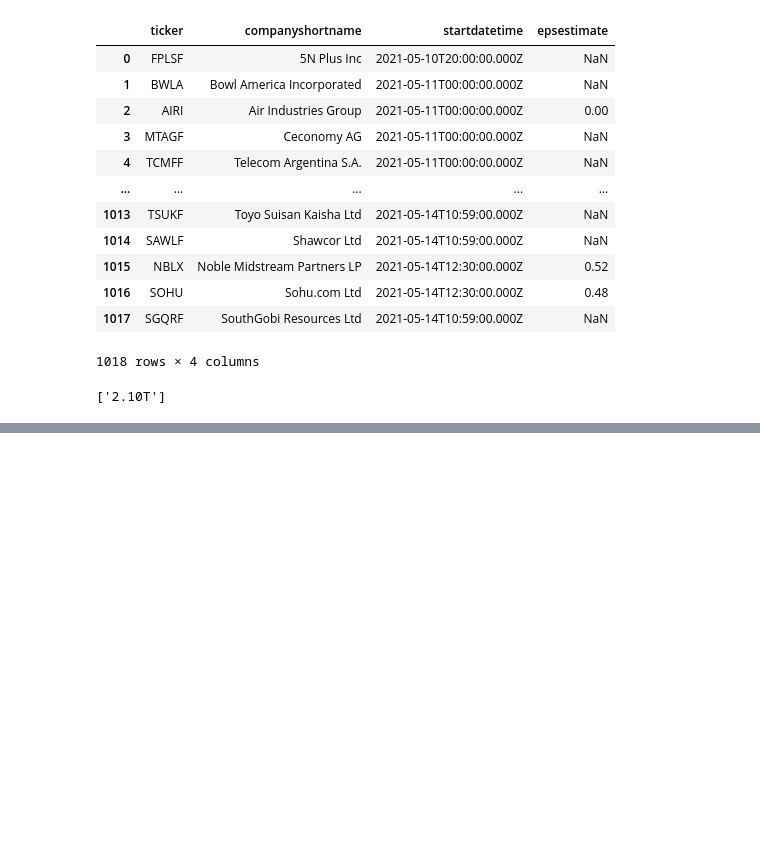
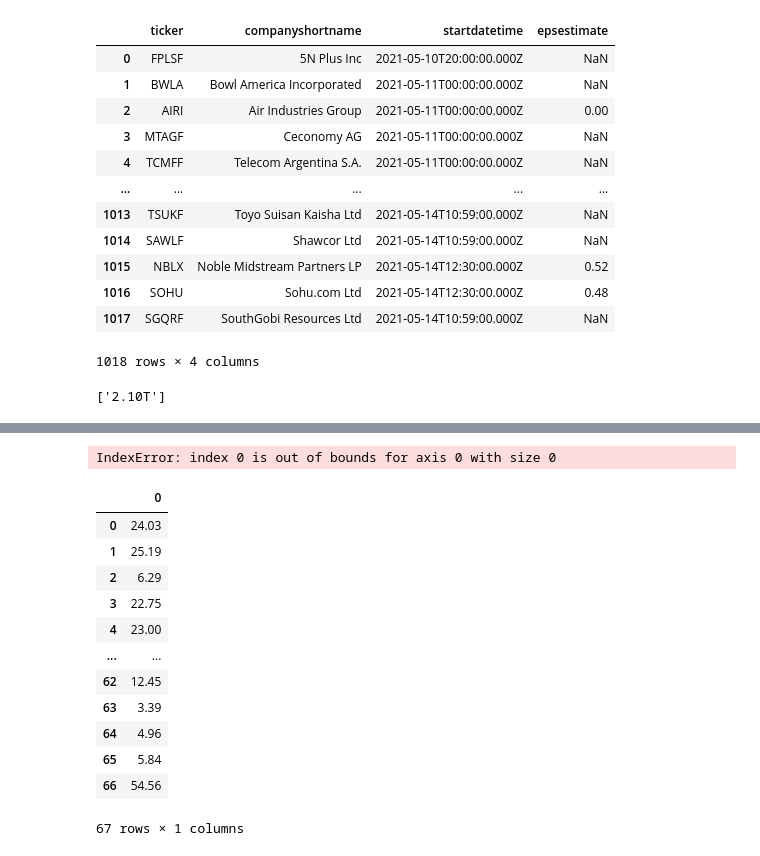
Before and after one commit to ryanhhogan3/financialintel, a Jupyter notebook: FinancialIntelemail.ipynb, the cells around one changed output, grey strips where cells are left out. Drawn from its saved outputs; the diff is of its cells as text; code cells hidden in the pictures; blank space fills up the shorter version.

```diff
--- a/FinancialIntelemail.ipynb
+++ b/FinancialIntelemail.ipynb
@@ -248,0 +243,34 @@ AttributeError: '3.00B' is not a valid function for 'Series' object
+# %%
+tickerdf = Earningsdf['ticker']
+mktcaplist = []
+pricelist = []
+def gets_marketCap(tickerdf):
+    for ticker in tickerdf:
+        stocks = yf.Ticker(ticker)
+        marketcap = stocks.info['marketCap']
+        price = stocks.info['previousClose']
+        mktcaplist.append(marketcap)
+        pricelist.append(price)
+    return marketcap
+
+gets_marketCap(tickerdf)
+# %% [output]
+IndexError: index 0 is out of bounds for axis 0 with size 0
+# %%
+mktcaps = pd.DataFrame(mktcaplist)
+prices = pd.DataFrame(pricelist)
+prices
+# %% [output]
+|  | 0 |
+| 0 | 24.03 |
+| 1 | 25.19 |
+| 2 | 6.29 |
+| 3 | 22.75 |
+| 4 | 23.00 |
+| ... | ... |
+| 62 | 12.45 |
+| 63 | 3.39 |
+| 64 | 4.96 |
+| 65 | 5.84 |
+| 66 | 54.56 |
+67 rows × 1 columns
```
Also changed, not shown: parts of 6 cells of this notebook, 2 other files.
